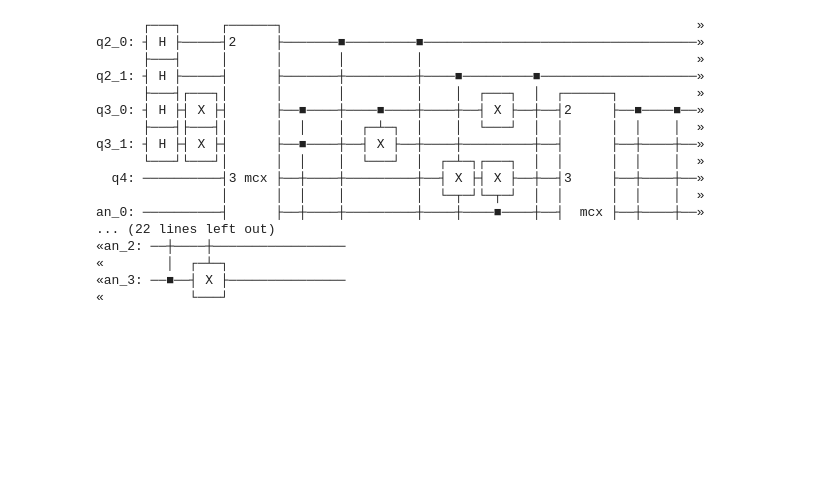
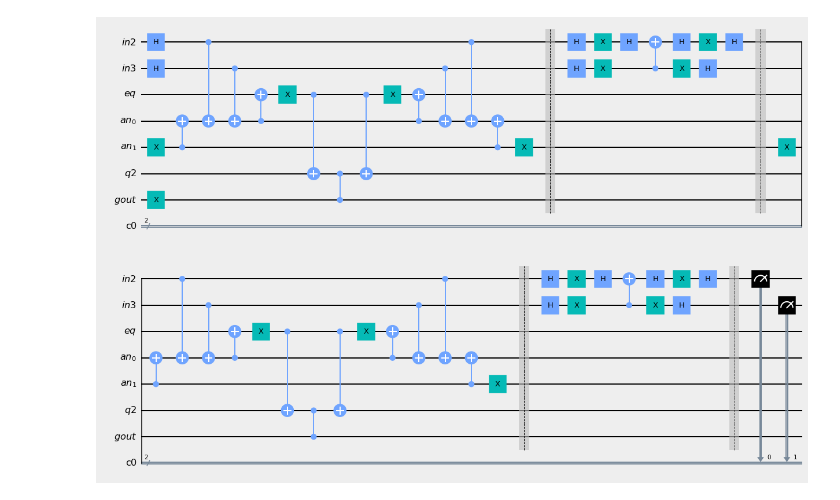
Before and after one commit to smml1996/qram, a Jupyter notebook: Untitled.ipynb, the cells around one changed output. Cells and saved outputs as stored; diff of their text form; code cells hidden in the pictures; blank space fills up the shorter version.

```diff
--- a/Untitled.ipynb
+++ b/Untitled.ipynb
@@ -1,24 +1,8 @@
 # %%
 from qiskit import *
 # %%
-circuit = QuantumCircuit.from_qasm_file("qasm_files/ult.qasm")
+circuit = QuantumCircuit.from_qasm_file("qasm_files/eq_grover.qasm")
-# %%
-circuit.draw()
-# %% [output]
-      ┌───┐     ┌──────┐                                                     »
-q2_0: ┤ H ├─────┤2     ├───────■─────────■───────────────────────────────────»
-      ├───┤     │      │       │         │                                   »
-q2_1: ┤ H ├─────┤      ├───────┼─────────┼────■─────────■────────────────────»
-      ├───┤┌───┐│      │       │         │    │  ┌───┐  │  ┌──────┐          »
-q3_0: ┤ H ├┤ X ├┤      ├──■────┼────■────┼────┼──┤ X ├──┼──┤2     ├──■────■──»
-      ├───┤├───┤│      │  │    │  ┌─┴─┐  │    │  └───┘  │  │      │  │    │  »
-q3_1: ┤ H ├┤ X ├┤      ├──■────┼──┤ X ├──┼────┼─────────┼──┤      ├──┼────┼──»
-      └───┘└───┘│      │  │    │  └───┘  │  ┌─┴─┐┌───┐  │  │      │  │    │  »
-  q4: ──────────┤3 mcx ├──┼────┼─────────┼──┤ X ├┤ X ├──┼──┤3     ├──┼────┼──»
-                │      │  │    │         │  └─┬─┘└─┬─┘  │  │      │  │    │  »
-an_0: ──────────┤      ├──┼────┼─────────┼────┼────■────┼──┤  mcx ├──┼────┼──»
-... (22 lines left out)
-«an_2: ──┼────┼─────────────────
-«        │  ┌─┴─┐
-«an_3: ──■──┤ X ├───────────────
-«           └───┘
+# %%
+circuit.draw(output='mpl', style={'backgroundcolor': '#EEEEEE'})
+# %% [output]
+[figure, added]
```
Also changed, not shown: parts of 2 cells of this notebook, 7 other files.
